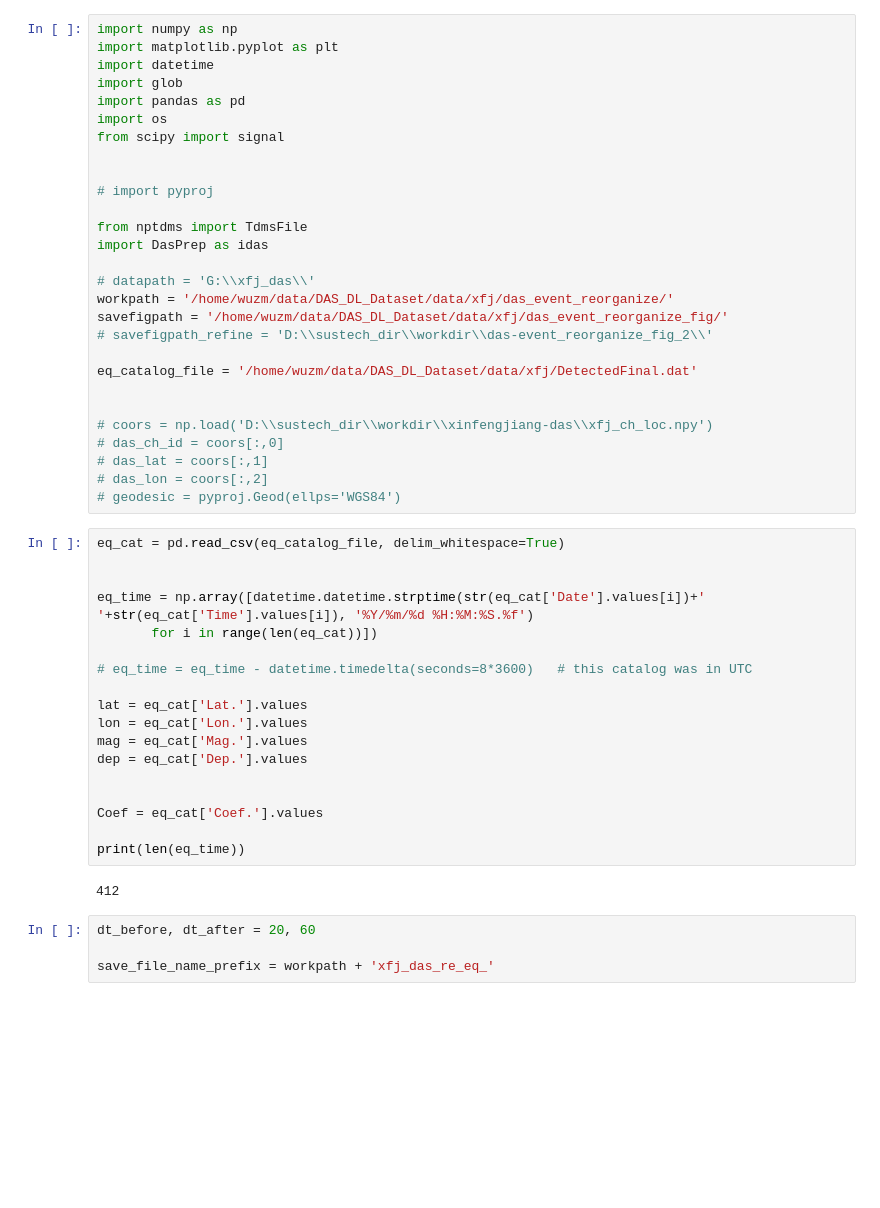
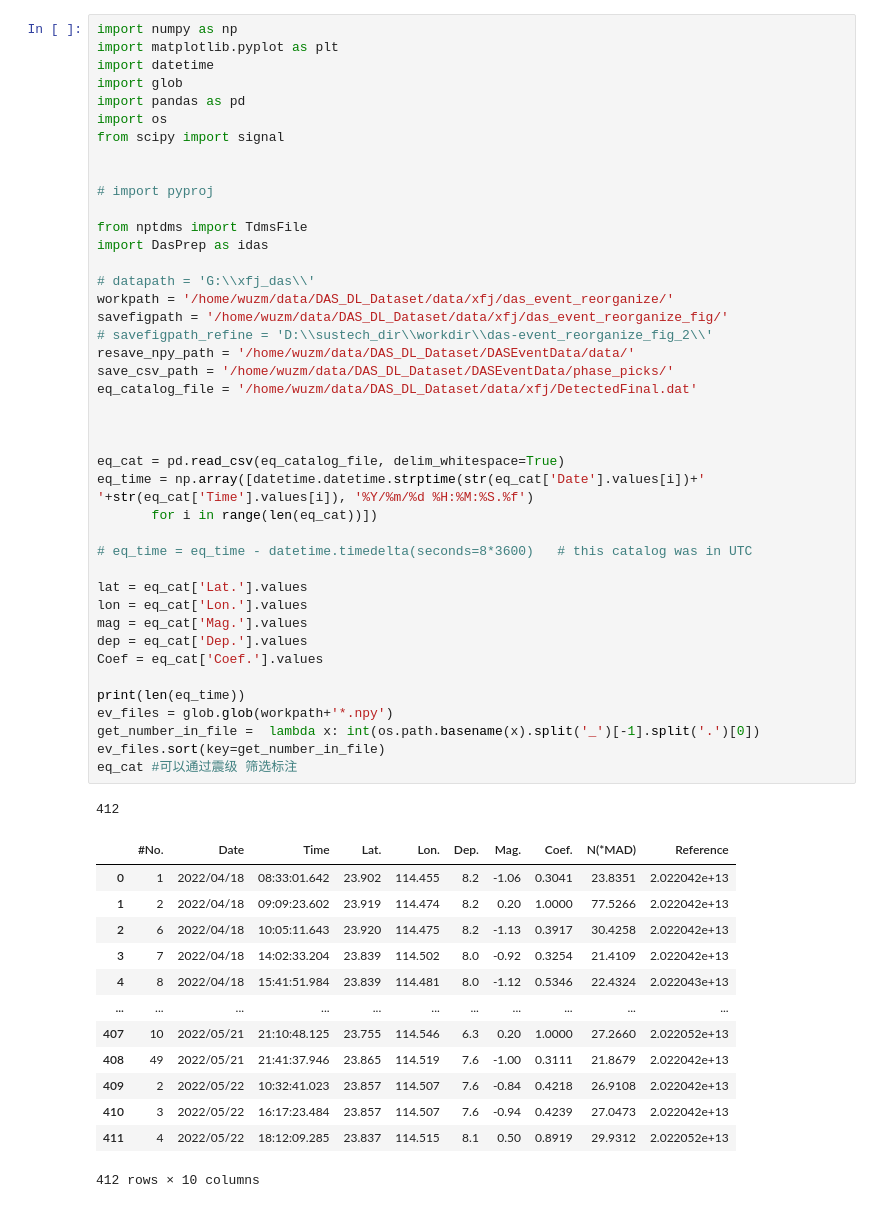
Before and after one commit to wuw584/DAS_DL_Dataset, a Jupyter notebook: src/beta.ipynb, the cells around one changed output. Cells and saved outputs as stored; diff of their text form; blank space fills up the shorter version.

```diff
--- a/src/beta.ipynb
+++ b/src/beta.ipynb
@@ -1,52 +13,57 @@
 # %%
 import numpy as np
 import matplotlib.pyplot as plt
 import datetime
 import glob
 import pandas as pd
 import os
 from scipy import signal
 
 
 # import pyproj
 
 from nptdms import TdmsFile
 import DasPrep as idas
 
 # datapath = 'G:\\xfj_das\\'
 workpath = '/home/wuzm/data/DAS_DL_Dataset/data/xfj/das_event_reorganize/'
 savefigpath = '/home/wuzm/data/DAS_DL_Dataset/data/xfj/das_event_reorganize_fig/'
 # savefigpath_refine = 'D:\\sustech_dir\\workdir\\das-event_reorganize_fig_2\\'
-
+resave_npy_path = '/home/wuzm/data/DAS_DL_Dataset/DASEventData/data/'
+save_csv_path = '/home/wuzm/data/DAS_DL_Dataset/DASEventData/phase_picks/'
 eq_catalog_file = '/home/wuzm/data/DAS_DL_Dataset/data/xfj/DetectedFinal.dat'
 
 
-# coors = np.load('D:\\sustech_dir\\workdir\\xinfengjiang-das\\xfj_ch_loc.npy')
-# das_ch_id = coors[:,0]
-# das_lat = coors[:,1]
-# das_lon = coors[:,2]
-# geodesic = pyproj.Geod(ellps='WGS84')
+
+eq_cat = pd.read_csv(eq_catalog_file, delim_whitespace=True)
+eq_time = np.array([datetime.datetime.strptime(str(eq_cat['Date'].values[i])+' '+str(eq_cat['Time'].values[i]), '%Y/%m/%d %H:%M:%S.%f')
+       for i in range(len(eq_cat))])
+
+# eq_time = eq_time - datetime.timedelta(seconds=8*3600)   # this catalog was in UTC
+
+lat = eq_cat['Lat.'].values
+lon = eq_cat['Lon.'].values
+mag = eq_cat['Mag.'].values
+dep = eq_cat['Dep.'].values
+Coef = eq_cat['Coef.'].values
+
+print(len(eq_time))
+ev_files = glob.glob(workpath+'*.npy')
+get_number_in_file =  lambda x: int(os.path.basename(x).split('_')[-1].split('.')[0])
+ev_files.sort(key=get_number_in_file)
+eq_cat #可以通过震级 筛选标注
+# %% [output]
+412
+|  | #No. | Date | Time | Lat. | Lon. | Dep. | Mag. | Coef. | N(*MAD) | Reference |
+| 0 | 1 | 2022/04/18 | 08:33:01.642 | 23.902 | 114.455 | 8.2 | -1.06 | 0.3041 | 23.8351 | 2.022042e+13 |
+| 1 | 2 | 2022/04/18 | 09:09:23.602 | 23.919 | 114.474 | 8.2 | 0.20 | 1.0000 | 77.5266 | 2.022042e+13 |
+| 2 | 6 | 2022/04/18 | 10:05:11.643 | 23.920 | 114.475 | 8.2 | -1.13 | 0.3917 | 30.4258 | 2.022042e+13 |
+| 3 | 7 | 2022/04/18 | 14:02:33.204 | 23.839 | 114.502 | 8.0 | -0.92 | 0.3254 | 21.4109 | 2.022042e+13 |
+| 4 | 8 | 2022/04/18 | 15:41:51.984 | 23.839 | 114.481 | 8.0 | -1.12 | 0.5346 | 22.4324 | 2.022043e+13 |
+| ... | ... | ... | ... | ... | ... | ... | ... | ... | ... | ... |
+| 407 | 10 | 2022/05/21 | 21:10:48.125 | 23.755 | 114.546 | 6.3 | 0.20 | 1.0000 | 27.2660 | 2.022052e+13 |
+| 408 | 49 | 2022/05/21 | 21:41:37.946 | 23.865 | 114.519 | 7.6 | -1.00 | 0.3111 | 21.8679 | 2.022042e+13 |
+| 409 | 2 | 2022/05/22 | 10:32:41.023 | 23.857 | 114.507 | 7.6 | -0.84 | 0.4218 | 26.9108 | 2.022042e+13 |
+| 410 | 3 | 2022/05/22 | 16:17:23.484 | 23.857 | 114.507 | 7.6 | -0.94 | 0.4239 | 27.0473 | 2.022042e+13 |
+| 411 | 4 | 2022/05/22 | 18:12:09.285 | 23.837 | 114.515 | 8.1 | 0.50 | 0.8919 | 29.9312 | 2.022052e+13 |
+412 rows × 10 columns
-# %%
-eq_cat = pd.read_csv(eq_catalog_file, delim_whitespace=True)
-
-
-eq_time = np.array([datetime.datetime.strptime(str(eq_cat['Date'].values[i])+' '+str(eq_cat['Time'].values[i]), '%Y/%m/%d %H:%M:%S.%f')
-       for i in range(len(eq_cat))])
-
-# eq_time = eq_time - datetime.timedelta(seconds=8*3600)   # this catalog was in UTC
-
-lat = eq_cat['Lat.'].values
-lon = eq_cat['Lon.'].values
-mag = eq_cat['Mag.'].values
-dep = eq_cat['Dep.'].values
-
-
-Coef = eq_cat['Coef.'].values
-
-print(len(eq_time))
-# %% [output]
-412
-# %%
-dt_before, dt_after = 20, 60
-
-save_file_name_prefix = workpath + 'xfj_das_re_eq_'
```
Also changed, not shown: parts of 15 cells of this notebook, 26 other files.
